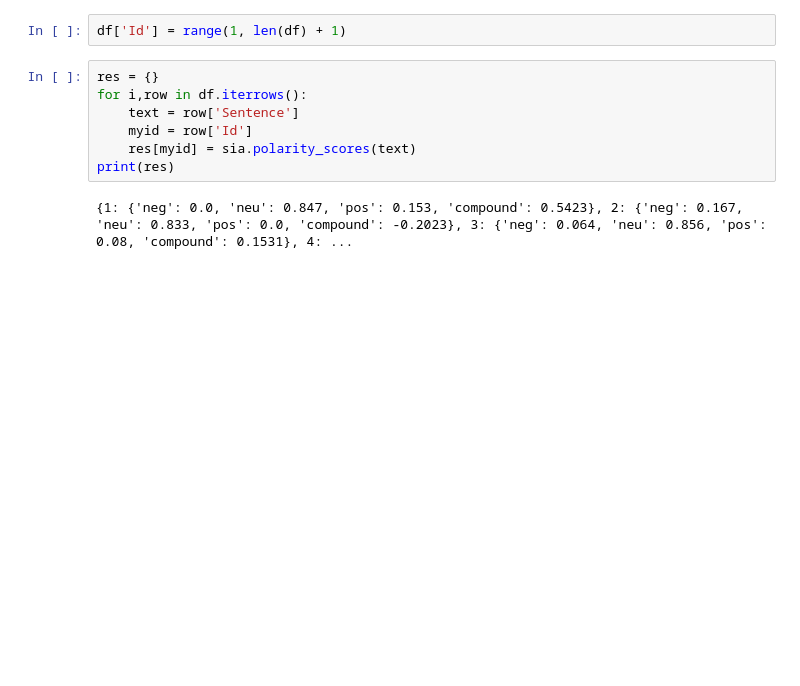
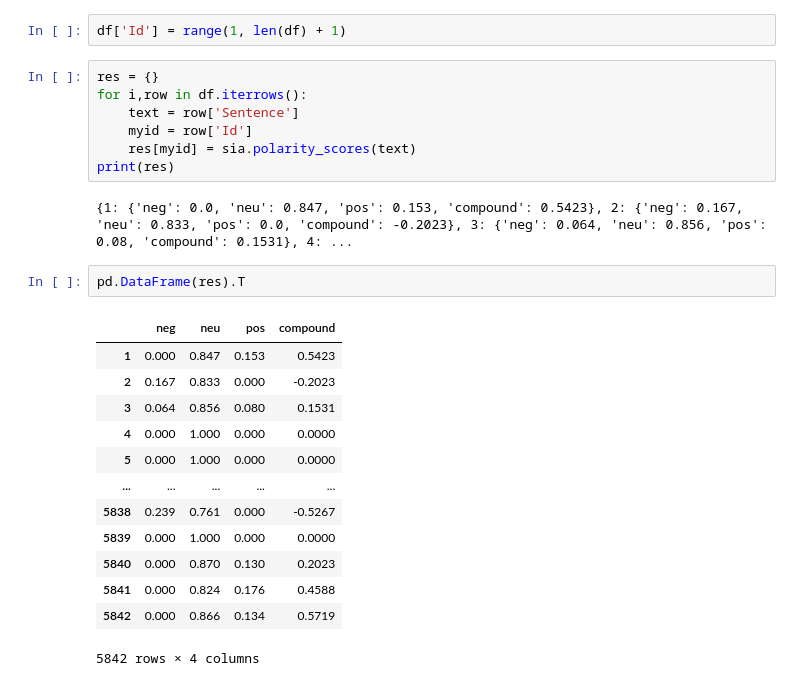
Before and after one commit to Woragun-anu/Sentiment_Analysis, a Jupyter notebook: SentimentAnalysisPractice.ipynb, the cells around one changed output. Drawn from its saved outputs; the diff is of its cells as text; blank space fills up the shorter version.

```diff
--- a/SentimentAnalysisPractice.ipynb
+++ b/SentimentAnalysisPractice.ipynb
@@ -59,3 +59,19 @@ for i,row in df.iterrows():
 print(res)
 # %% [output]
 {1: {'neg': 0.0, 'neu': 0.847, 'pos': 0.153, 'compound': 0.5423}, 2: {'neg': 0.167, 'neu': 0.833, 'pos': 0.0, 'compound': -0.2023}, 3: {'neg': 0.064, 'neu': 0.856, 'pos': 0.08, 'compound': 0.1531}, 4: ...
+# %%
+pd.DataFrame(res).T
+# %% [output]
+|  | neg | neu | pos | compound |
+| 1 | 0.000 | 0.847 | 0.153 | 0.5423 |
+| 2 | 0.167 | 0.833 | 0.000 | -0.2023 |
+| 3 | 0.064 | 0.856 | 0.080 | 0.1531 |
+| 4 | 0.000 | 1.000 | 0.000 | 0.0000 |
+| 5 | 0.000 | 1.000 | 0.000 | 0.0000 |
+| ... | ... | ... | ... | ... |
+| 5838 | 0.239 | 0.761 | 0.000 | -0.5267 |
+| 5839 | 0.000 | 1.000 | 0.000 | 0.0000 |
+| 5840 | 0.000 | 0.870 | 0.130 | 0.2023 |
+| 5841 | 0.000 | 0.824 | 0.176 | 0.4588 |
+| 5842 | 0.000 | 0.866 | 0.134 | 0.5719 |
+5842 rows × 4 columns
```
